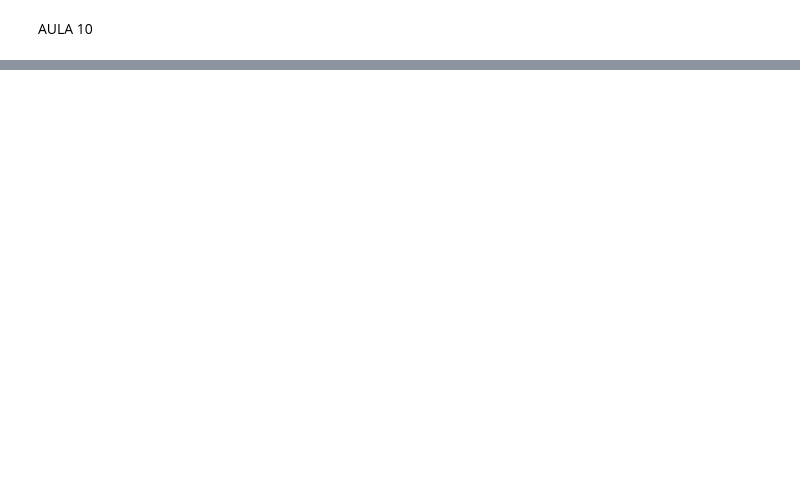
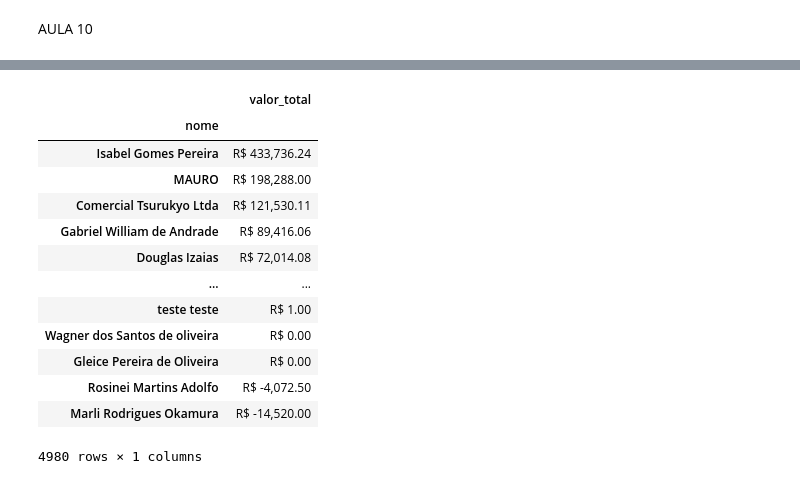
Before and after one commit to diegovergacas/senacPython, a Jupyter notebook: aula_9_10.ipynb, the cells around one changed output, grey strips where cells are left out. Drawn from its saved outputs; the diff is of its cells as text; code cells hidden in the pictures; blank space fills up the shorter version.

```diff
--- a/aula_9_10.ipynb
+++ b/aula_9_10.ipynb
@@ -81,0 +192,21 @@ Name: nome, Length: 4980, dtype: int64
+# %%
+#Podemos ordernar os valor do maior para o menor
+# dica no parementro ascending pode-se tambem enviar 0=false ou 1=true
+
+vendasPorCliente = vendasPorCliente.sort_values('valor_total', ascending=0)
+display(vendasPorCliente)
+# %% [output]
+|  | valor_total |
+| nome |  |
+| Isabel Gomes Pereira | R$ 433,736.24 |
+| MAURO | R$ 198,288.00 |
+| Comercial Tsurukyo Ltda | R$ 121,530.11 |
+| Gabriel William de Andrade | R$ 89,416.06 |
+| Douglas Izaias | R$ 72,014.08 |
+| ... | ... |
+| teste teste | R$ 1.00 |
+| Wagner dos Santos de oliveira | R$ 0.00 |
+| Gleice Pereira de Oliveira | R$ 0.00 |
+| Rosinei Martins Adolfo | R$ -4,072.50 |
+| Marli Rodrigues Okamura | R$ -14,520.00 |
+4980 rows × 1 columns
```
Also changed, not shown: parts of 14 cells of this notebook, 1 other file.
